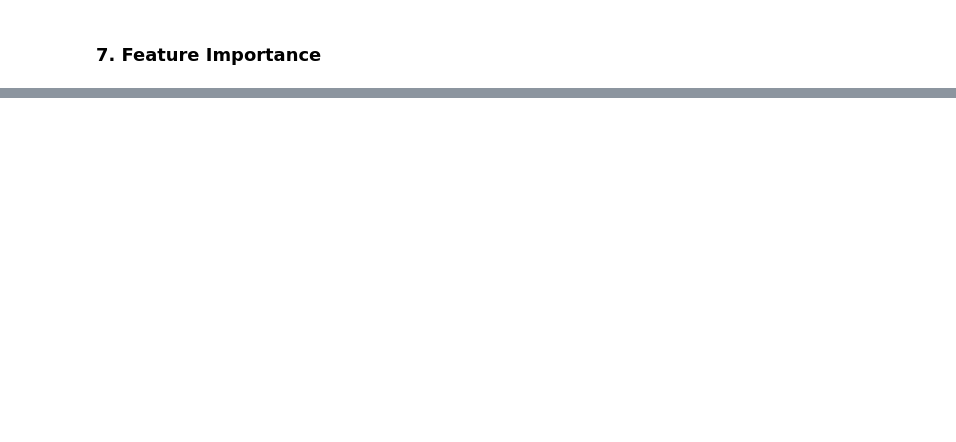
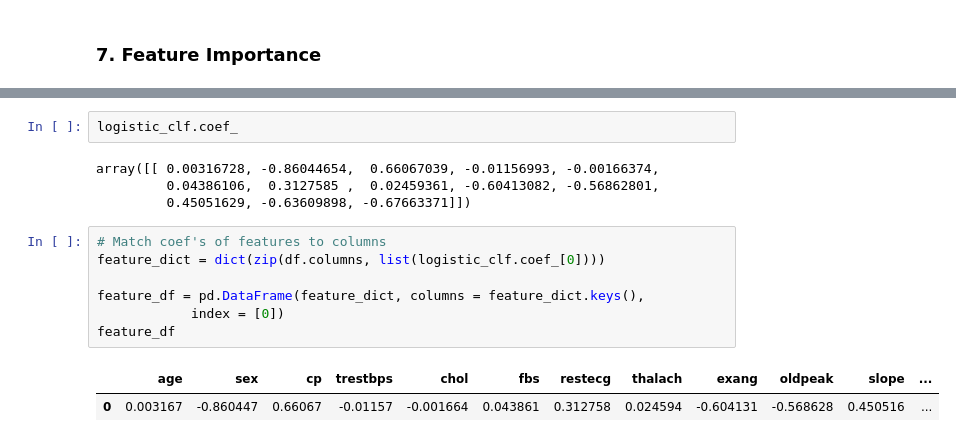
Before and after one commit to Eleanor-git/Hear-Disease-Classification, a Jupyter notebook: heart_disease_classification.ipynb, the cells around one changed output, grey strips where cells are left out. Drawn from its saved outputs; the diff is of its cells as text; blank space fills up the shorter version.

```diff
--- a/heart_disease_classification.ipynb
+++ b/heart_disease_classification.ipynb
@@ -642,0 +702,16 @@ After applying Cross validation, LogisticRegression model still performs the bes
+# %%
+logistic_clf.coef_
+# %% [output]
+array([[ 0.00316728, -0.86044654,  0.66067039, -0.01156993, -0.00166374,
+         0.04386106,  0.3127585 ,  0.02459361, -0.60413082, -0.56862801,
+         0.45051629, -0.63609898, -0.67663371]])
+# %%
+# Match coef's of features to columns
+feature_dict = dict(zip(df.columns, list(logistic_clf.coef_[0])))
+
+feature_df = pd.DataFrame(feature_dict, columns = feature_dict.keys(),
+            index = [0])
+feature_df
+# %% [output]
+|  | age | sex | cp | trestbps | chol | fbs | restecg | thalach | exang | oldpeak | slope | ... |
+| 0 | 0.003167 | -0.860447 | 0.66067 | -0.01157 | -0.001664 | 0.043861 | 0.312758 | 0.024594 | -0.604131 | -0.568628 | 0.450516 | ... |
```
Also changed, not shown: parts of 13 cells of this notebook, 2 other files.
